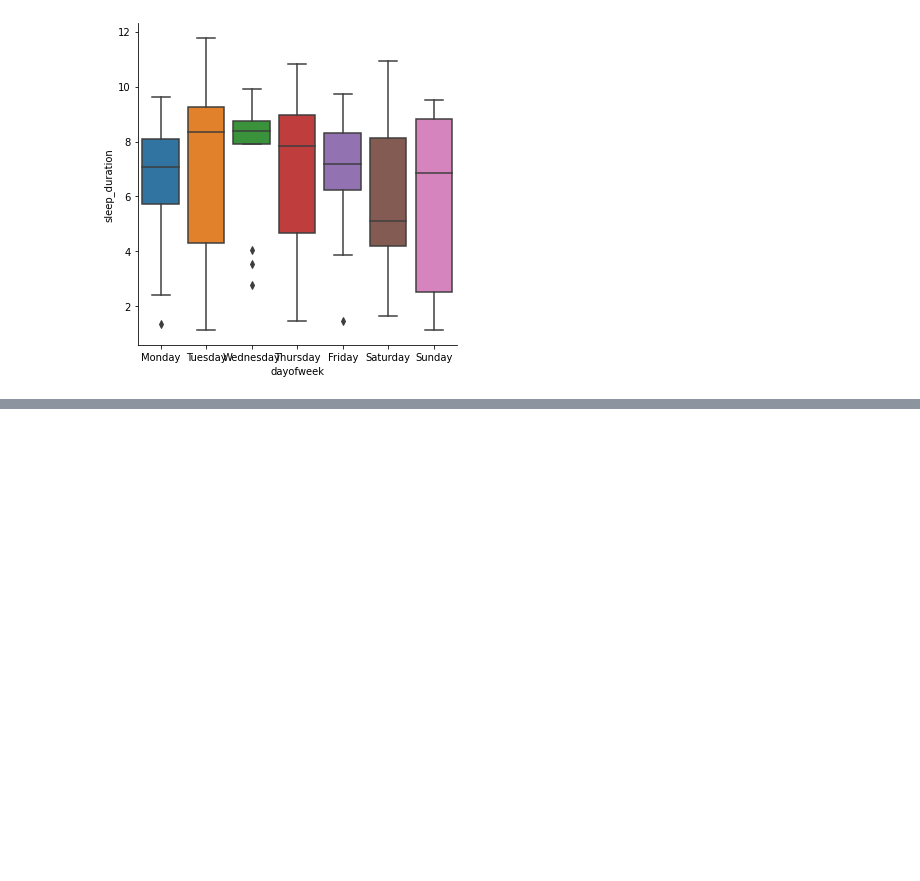
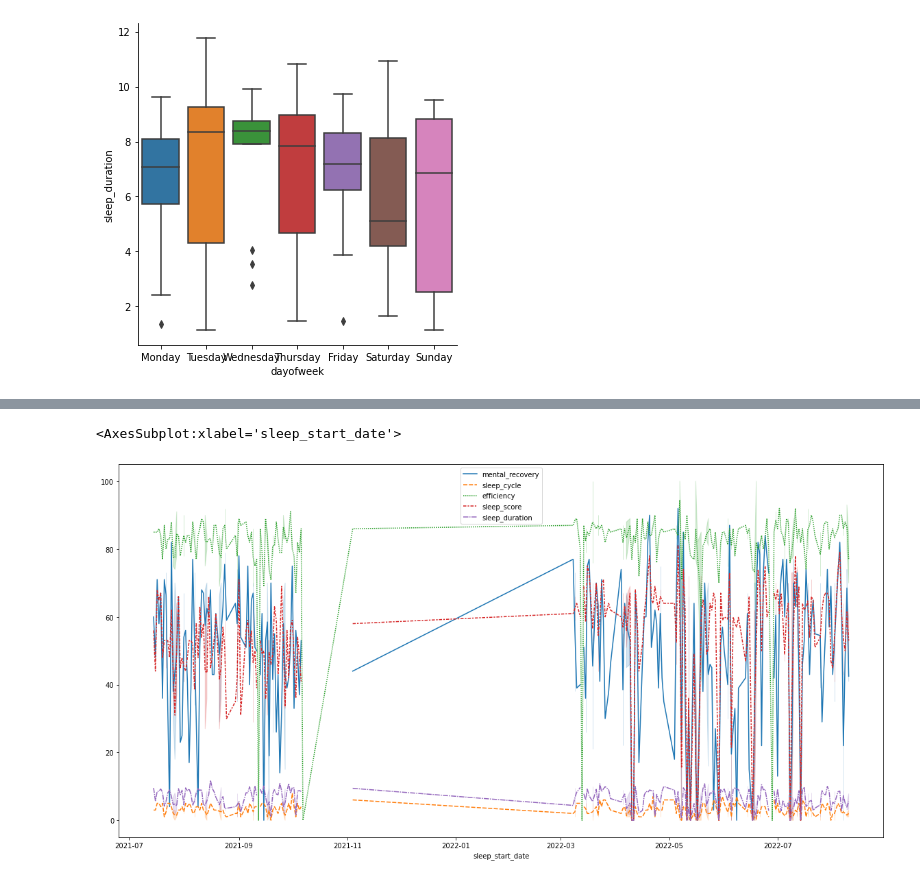
Before and after one commit to Brierley77/Sleep_Data_Analysis, a Jupyter notebook: Sleep Data Analysis .ipynb, the cells around one changed output, grey strips where cells are left out. Cells and saved outputs as stored; diff of their text form; code cells hidden in the pictures; blank space fills up the shorter version.

```diff
--- a/Sleep Data Analysis .ipynb
+++ b/Sleep Data Analysis .ipynb
@@ -424,2 +321,0 @@ df.head()
-# %%
-df2 = pd.read_csv('sleep_stage.csv', skiprows= 1)
@@ -468,2 +321,0 @@ df2.describe()
-# %%
-df2 = df2.drop(columns=['custom'])
@@ -482,0 +433,9 @@ df2.head()
+# %%
+plt.figure(figsize=(20,10))
+
+sns.lineplot(data=df2)
+
+# this might be a good visual to utilise later
+# %% [output]
+<AxesSubplot:xlabel='sleep_start_date'>
+[figure, added]
```
Also changed, not shown: parts of 139 cells of this notebook.
